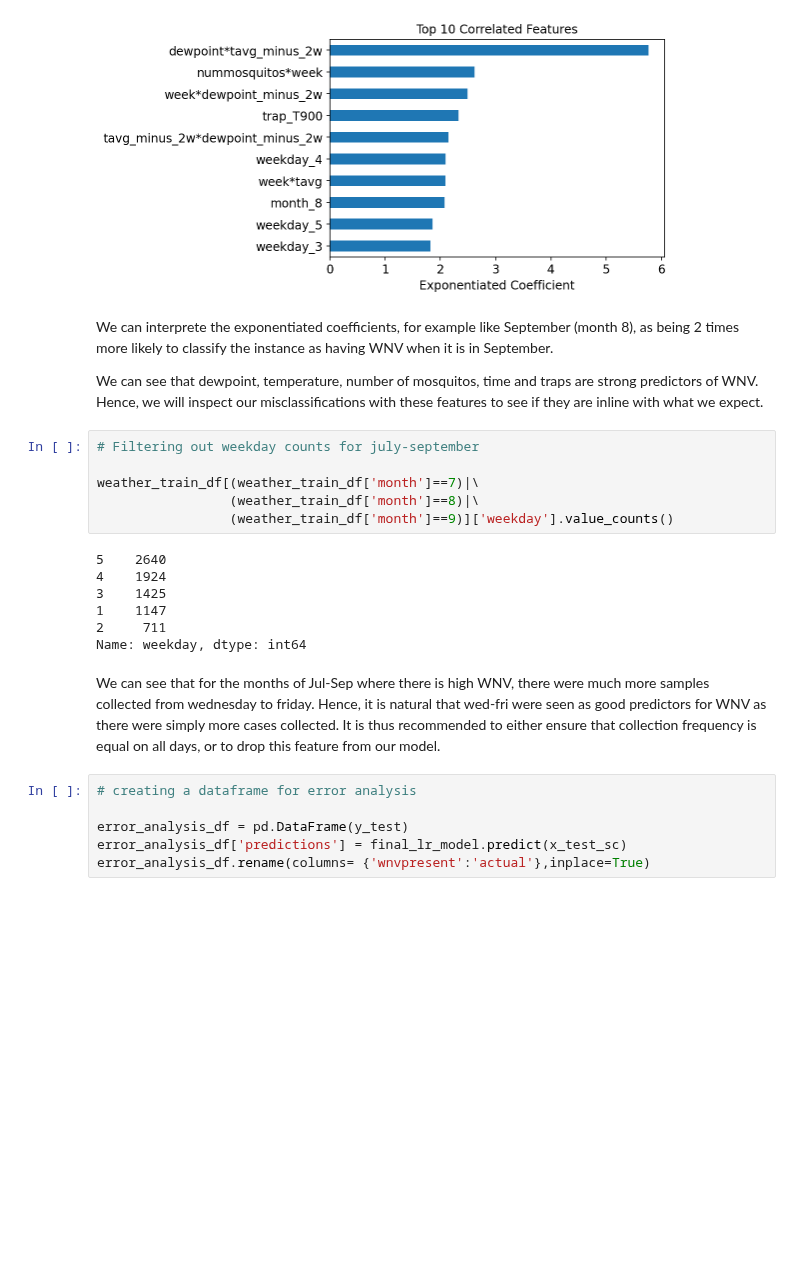
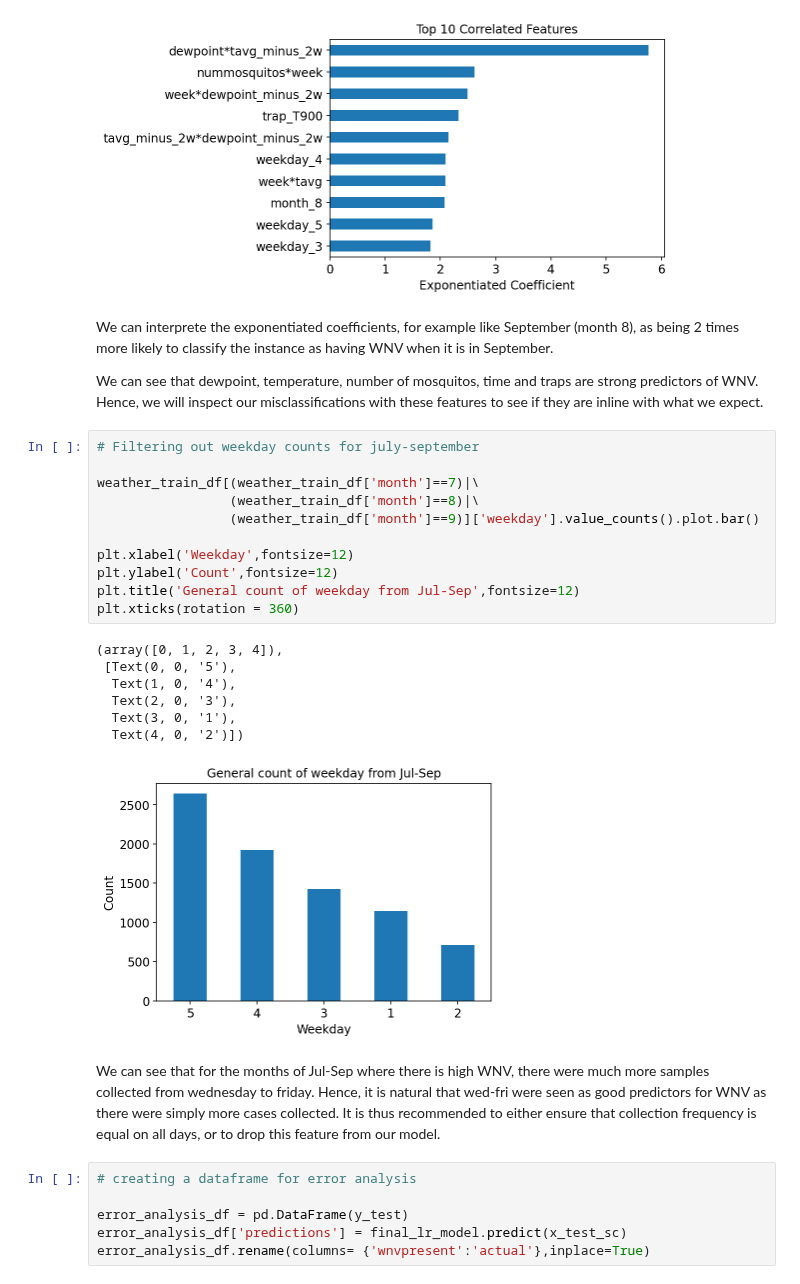
Before and after one commit to sujayjangam/Project-4-DSI, a Jupyter notebook: code/Model_Analysis_And_Conclusion_Dickson.ipynb, the cells around one changed output. Cells and saved outputs as stored; diff of their text form; blank space fills up the shorter version.

```diff
--- a/code/Model_Analysis_And_Conclusion_Dickson.ipynb
+++ b/code/Model_Analysis_And_Conclusion_Dickson.ipynb
@@ -85,25 +85,31 @@ plt.xlabel('Exponentiated Coefficient',fontsize = 12)
 | weekday_3 | 0.595266 | 1.813514 |
 Text(0.5, 0, 'Exponentiated Coefficient')
 [figure]
-# %% [markdown]
-We can interprete the exponentiated coefficients, for example like September (month 8), as being 2 times more likely to classify the instance as having WNV when it is in September.
-
-We can see that dewpoint, temperature, number of mosquitos, time and traps are strong predictors of WNV. Hence, we will inspect our misclassifications with these features to see if they are inline with what we expect.
-# %%
-# Filtering out weekday counts for july-september
-
-weather_train_df[(weather_train_df['month']==7)|\
-                 (weather_train_df['month']==8)|\
-                 (weather_train_df['month']==9)]['weekday'].value_counts()
-# %% [output]
-5    2640
-4    1924
-3    1425
-1    1147
-2     711
-Name: weekday, dtype: int64
-# %% [markdown]
-We can see that for the months of Jul-Sep where there is high WNV, there were much more samples collected from wednesday to friday. Hence, it is natural that wed-fri were seen as good predictors for WNV as there were simply more cases collected. It is thus recommended to either ensure that collection frequency is equal on all days, or to drop this feature from our model.
+# %% [markdown]
+We can interprete the exponentiated coefficients, for example like September (month 8), as being 2 times more likely to classify the instance as having WNV when it is in September.
+
+We can see that dewpoint, temperature, number of mosquitos, time and traps are strong predictors of WNV. Hence, we will inspect our misclassifications with these features to see if they are inline with what we expect.
+# %%
+# Filtering out weekday counts for july-september
+
+weather_train_df[(weather_train_df['month']==7)|\
+                 (weather_train_df['month']==8)|\
+                 (weather_train_df['month']==9)]['weekday'].value_counts().plot.bar()
+
+plt.xlabel('Weekday',fontsize=12)
+plt.ylabel('Count',fontsize=12)
+plt.title('General count of weekday from Jul-Sep',fontsize=12)
+plt.xticks(rotation = 360)
+# %% [output]
+(array([0, 1, 2, 3, 4]),
+ [Text(0, 0, '5'),
+  Text(1, 0, '4'),
+  Text(2, 0, '3'),
+  Text(3, 0, '1'),
+  Text(4, 0, '2')])
+[figure, added]
+# %% [markdown]
+We can see that for the months of Jul-Sep where there is high WNV, there were much more samples collected from wednesday to friday. Hence, it is natural that wed-fri were seen as good predictors for WNV as there were simply more cases collected. It is thus recommended to either ensure that collection frequency is equal on all days, or to drop this feature from our model.
 # %%
 # creating a dataframe for error analysis
 
```
Also changed, not shown: parts of 32 cells of this notebook.
